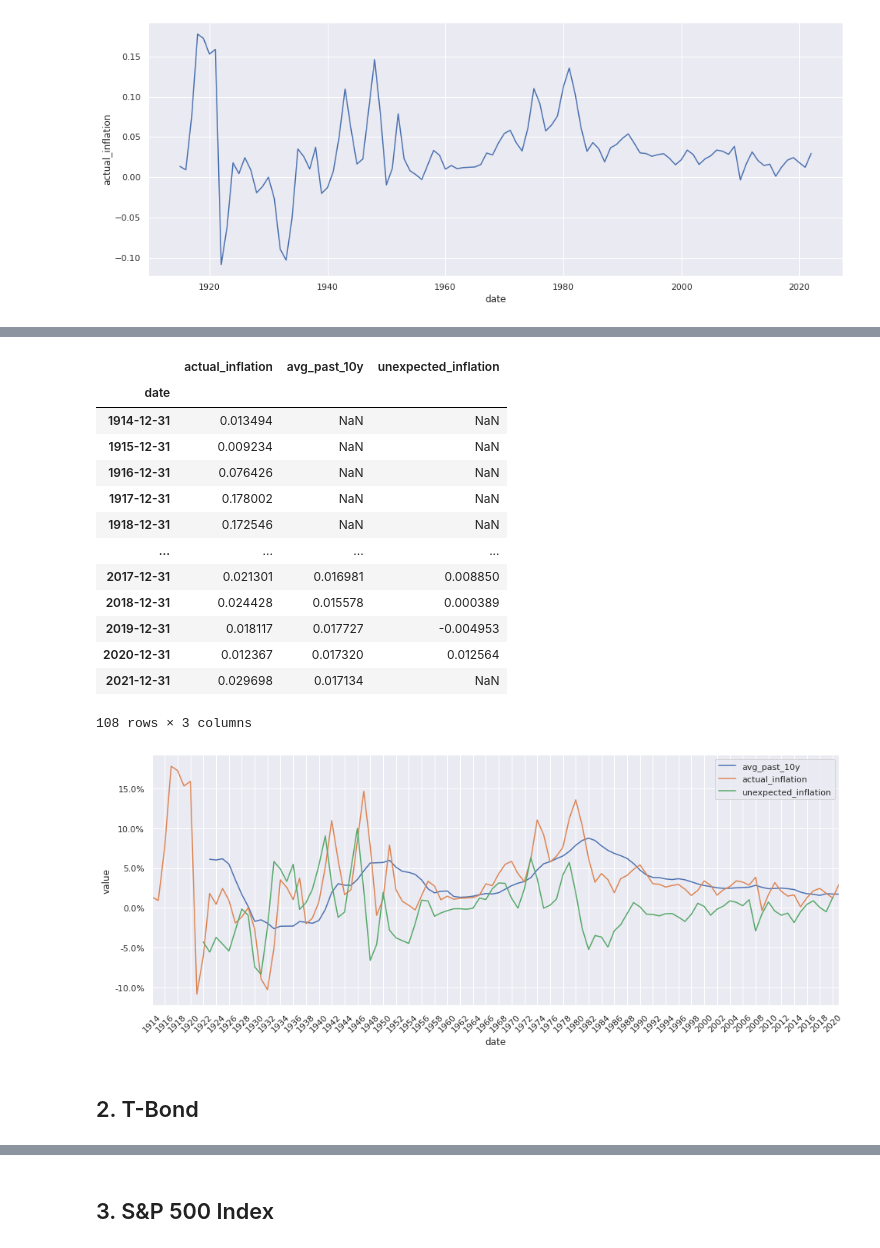
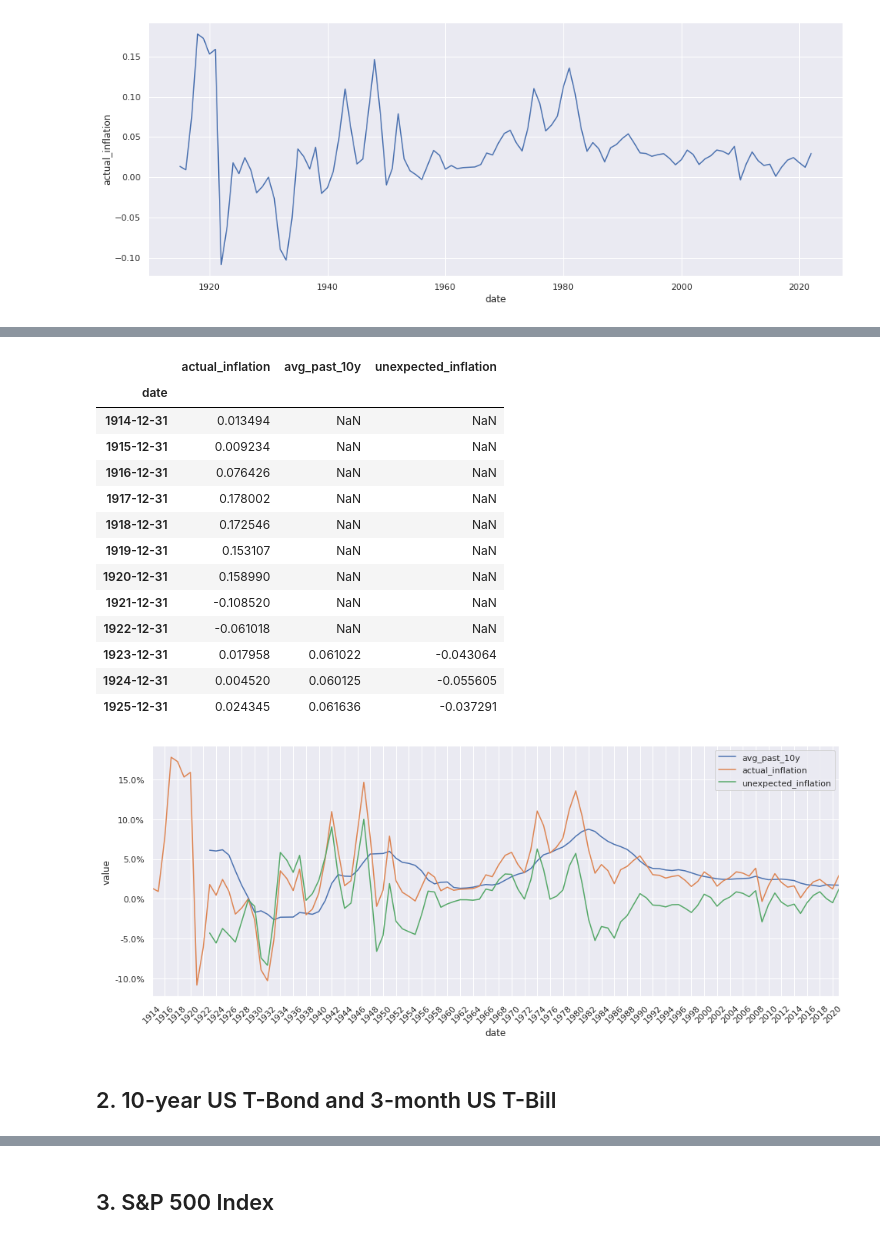
Before and after one commit to jaycode/inflation_damodaran, a Jupyter notebook: inflation_research.ipynb, the cells around one changed output, grey strips where cells are left out. Cells and saved outputs as stored; diff of their text form; code cells hidden in the pictures.

```diff
--- a/inflation_research.ipynb
+++ b/inflation_research.ipynb
@@ -31,0 +64,3 @@ REAL_ESTATE_DATA = 'data/real_estate.xls'
+# %%
+sns.set_theme()
+sns.histplot(data=inf, x="Value");
@@ -38,0 +106,3 @@ inf = inf.groupby(pd.Grouper(freq="Y")).value.mean().to_frame(name='actual_infla
+# %%
+sns.set_theme()
+sns.histplot(data=inf, x="actual_inflation");
@@ -57,12 +118,7 @@ DatetimeIndex(['1914-12-31', '1915-12-31', '1916-12-31', '1917-12-31',
 inf = inf.sort_values(by='date')
 inf['avg_past_10y'] = inf['actual_inflation'].rolling(10).mean()
 inf['unexpected_inflation'] = inf['actual_inflation'] - inf['avg_past_10y']
-
-# Unexpected inflation is a hindsight measurement, so if we have calculated for
-# year 1947, for example, then the result is stored for year 1946.
-inf['unexpected_inflation'] = inf['unexpected_inflation'].shift(-1)
-# inf = inf.dropna()
-inf
+inf[:12]
 # %% [output]
 |  | actual_inflation | avg_past_10y | unexpected_inflation |
 | date |  |  |  |
@@ -71,41 +127,43 @@ inf
 | 1916-12-31 | 0.076426 | NaN | NaN |
 | 1917-12-31 | 0.178002 | NaN | NaN |
 | 1918-12-31 | 0.172546 | NaN | NaN |
-| ... | ... | ... | ... |
-| 2017-12-31 | 0.021301 | 0.016981 | 0.008850 |
-| 2018-12-31 | 0.024428 | 0.015578 | 0.000389 |
-| 2019-12-31 | 0.018117 | 0.017727 | -0.004953 |
-| 2020-12-31 | 0.012367 | 0.017320 | 0.012564 |
-| 2021-12-31 | 0.029698 | 0.017134 | NaN |
+| 1919-12-31 | 0.153107 | NaN | NaN |
+| 1920-12-31 | 0.158990 | NaN | NaN |
+| 1921-12-31 | -0.108520 | NaN | NaN |
+| 1922-12-31 | -0.061018 | NaN | NaN |
+| 1923-12-31 | 0.017958 | 0.061022 | -0.043064 |
+| 1924-12-31 | 0.004520 | 0.060125 | -0.055605 |
+| 1925-12-31 | 0.024345 | 0.061636 | -0.037291 |
-108 rows × 3 columns
 # %%
 def plot_multilines(df, x, Y):
     df_plot = df.reset_index()[[x]+Y]
-    df_plot[x] = df_plot[x] - YearBegin(1)
+    if pd.api.types.is_datetime64_ns_dtype(df_plot[x].dtype):
+        df_plot[x] = df_plot[x] - YearBegin(1)
     df_plot = df_plot.melt(x, var_name='cols', value_name='vals')
     plt.figure(figsize=(16, 6))
     sns.set_theme()
     ax = sns.lineplot(x=x, y='vals', hue='cols', data=df_plot)
     return ax
+
 
 def style(ax, labels=None, year_gap=2):
     ax.xaxis.set_major_locator(mdates.YearLocator(year_gap))
     ax.xaxis.set_major_formatter(mdates.DateFormatter("%Y"))
     ax.yaxis.set_major_formatter(mtick.PercentFormatter(1.0))
     ax.margins(x=0)
     ax.set(ylabel="value")
     ax.legend(title="")
     if labels != None:
         legend = ax.legend()
         for i, l in enumerate(labels):
             legend.texts[i].set_text(l)
     return plt.xticks(rotation=45)
 
 ax = plot_multilines(inf, 'date', ['avg_past_10y', 'actual_inflation', 'unexpected_inflation'])
 ax = style(ax);
 # %% [output]
-[figure, old version]
+[figure, new version]
 # %% [markdown]
-## 2. T-Bond
+## 2. 10-year US T-Bond and 3-month US T-Bill
 # %%
 tbond = pd.read_excel(TBOND_DATA,
```
Also changed, not shown: parts of 39 cells of this notebook, 3 other files.
